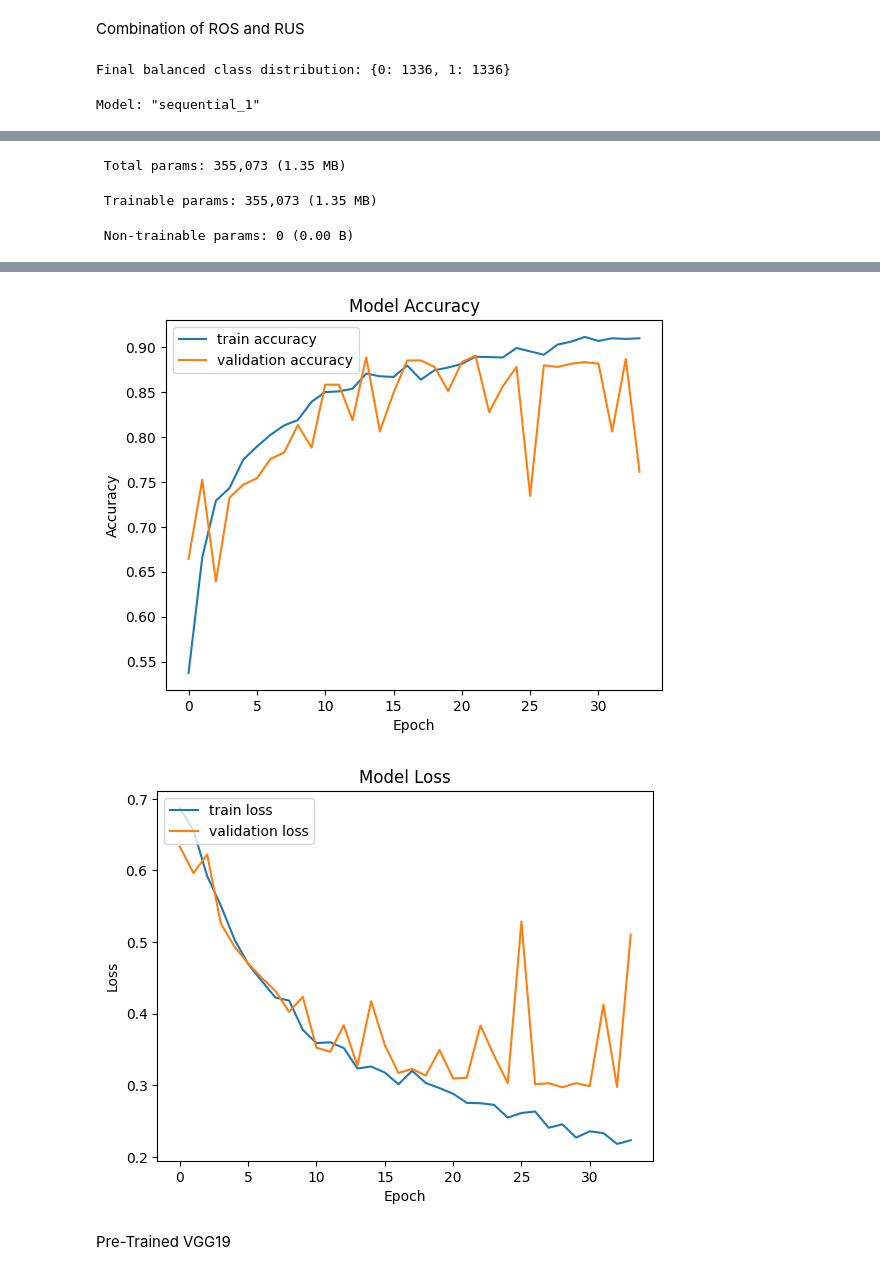
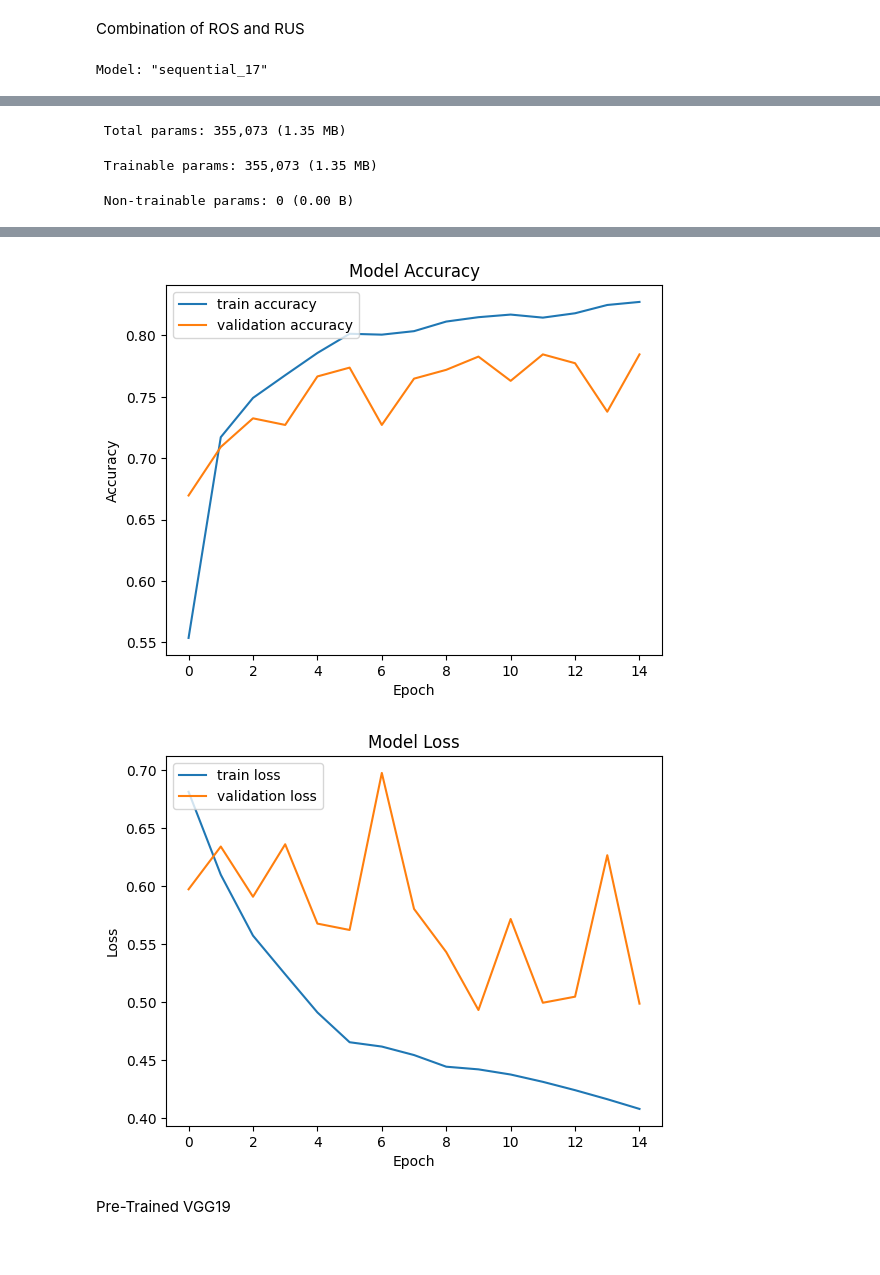
Before and after one commit to goncalomachadoribeiro/Machine-Learning-1st-Semester-2024-2025, a Jupyter notebook: Project/Problem_2_Task_1/P2_T1.ipynb, the cells around one changed output, grey strips where cells are left out. Drawn from its saved outputs; the diff is of its cells as text; code cells hidden in the pictures.

```diff
--- a/Project/Problem_2_Task_1/P2_T1.ipynb
+++ b/Project/Problem_2_Task_1/P2_T1.ipynb
@@ -146,10 +135,13 @@ Random undersampling deletes examples from the majority class and can result in
 # %% [markdown]
 Random Over Sampling (ROS)
 # %%
-X_train_flattened = X_train.reshape(len(X_train), -1)
+X_train_flattened = X_train_balanced_DA.reshape(len(X_train_balanced_DA), -1)
 ros = RandomOverSampler(sampling_strategy='auto', random_state=42)
-X_train_ROS, Y_train_ROS = ros.fit_resample(X_train_flattened, Y_train)
+X_train_ROS, Y_train_ROS = ros.fit_resample(X_train_flattened, Y_train_balanced_DA)
 X_train_ROS = X_train_ROS.reshape(-1, 48, 48, 1)
 unique, counts = np.unique(Y_train_ROS, return_counts=True)
 print("Balanced class distribution:", dict(zip(unique, counts)))
+
+print(X_train_ROS.shape)
+print(Y_train_ROS.shape)
 # %% [output]
@@ -186,12 +176,11 @@ X_train_over, Y_train_over = ros.fit_resample(X_train_flattened, Y_train)
 rus = RandomUnderSampler(sampling_strategy=1.0, random_state=42)
 X_train_both, Y_train_both = rus.fit_resample(X_train_over, Y_train_over)
 
+#X_train_balanced = X_train_over.reshape(-1, 48, 48, 1)
 X_train_both = X_train_both.reshape(-1, 48, 48, 1)
 
-unique, counts = np.unique(Y_train_both, return_counts=True)
+unique, counts = np.unique(Y_train_over, return_counts=True)
 print("Final balanced class distribution:", dict(zip(unique, counts)))
-# %% [output]
-Final balanced class distribution: {0: 1336, 1: 1336}
 # %%
 # Build CNN model
 def create_model():
@@ -220,7 +209,7 @@ def create_model():
     model.add(Dense(1, activation='sigmoid'))
     adam = Adam(learning_rate=0.0001, beta_1=0.9, beta_2=0.999, epsilon=1e-8)
     # Compile the model
-    model.compile(optimizer= adam, loss='binary_crossentropy',metrics=[tfa.metrics.F1Score(num_classes=1, threshold=0.5)])
+    model.compile(optimizer= adam, loss='binary_crossentropy', metrics=['accuracy'])
 
     return model
 
@@ -239,12 +228,39 @@ early_stopping = EarlyStopping(
 )
 
 history = model.fit(
-    X_train_ROS, Y_train_ROS,
+    datagen.flow(X_train_ROS, Y_train_ROS, batch_size=batch_size),
     validation_data=(X_val, Y_val),
     epochs=epochs,
     batch_size=batch_size,
     callbacks=[early_stopping]
-)
+    )
+augmented_images = []
+augmented_labels = []
+
+# Define how many augmented images you want to generate
+num_augmented_images = 100  # Adjust this number as needed
+
+# Loop through batches of augmented data
+for X_batch, Y_batch in datagen.flow(X_train_ROS, Y_train_ROS, batch_size=batch_size):
+    augmented_images.append(X_batch)
+    augmented_labels.append(Y_batch)
+
+    # Break once we have enough augmented images
+    if len(augmented_images) * batch_size >= num_augmented_images:
+        break
+
+# Convert lists to numpy arrays
+augmented_images = np.concatenate(augmented_images)[:num_augmented_images]
+augmented_labels = np.concatenate(augmented_labels)[:num_augmented_images]
+
+# Concatenate augmented data with original data
+X_train_combined = np.concatenate((X_train_ROS, augmented_images), axis=0)
+Y_train_combined = np.concatenate((Y_train_ROS, augmented_labels), axis=0)
+
+# Check the new shape of the training data
+print("Shape of original data:", X_train_ROS.shape)
+print("Shape of augmented data:", augmented_images.shape)
+print("Shape of combined data:", X_train_combined.shape)
 
 # Evaluate the model
 val_preds = model.predict(X_val)
@@ -254,7 +270,7 @@ val_preds = np.round(val_preds)
 print(classification_report(Y_val, val_preds))
 
 # F1 Score
-f1 = f1_score(Y_val, val_preds)
+f1 = f1_score(Y_val, val_preds, average = 'macro')
 print("F1 Score: ", f1)
 
 # Confusion Matrix
@@ -278,7 +294,7 @@ plt.xlabel('Epoch')
 plt.legend(loc='upper left')
 plt.show()
 # %% [output]
-Model: "sequential_1"
+Model: "sequential_17"
 ┏━━━━━━━━━━━━━━━━━━━━━━━━━━━━━━━━━┳━━━━━━━━━━━━━━━━━━━━━━━━┳━━━━━━━━━━━━━━━┓
 ┃ Layer (type)                    ┃ Output Shape           ┃       Param # ┃
 ┡━━━━━━━━━━━━━━━━━━━━━━━━━━━━━━━━━╇━━━━━━━━━━━━━━━━━━━━━━━━╇━━━━━━━━━━━━━━━┩
@@ -319,5 +337,5 @@ Confusion Matrix:
-[figure, old version]
+[figure, new version]
-[figure, old version]
+[figure, new version]
 # %% [markdown]
 Pre-Trained VGG19
 # %%
```
Also changed, not shown: parts of 10 cells of this notebook.
